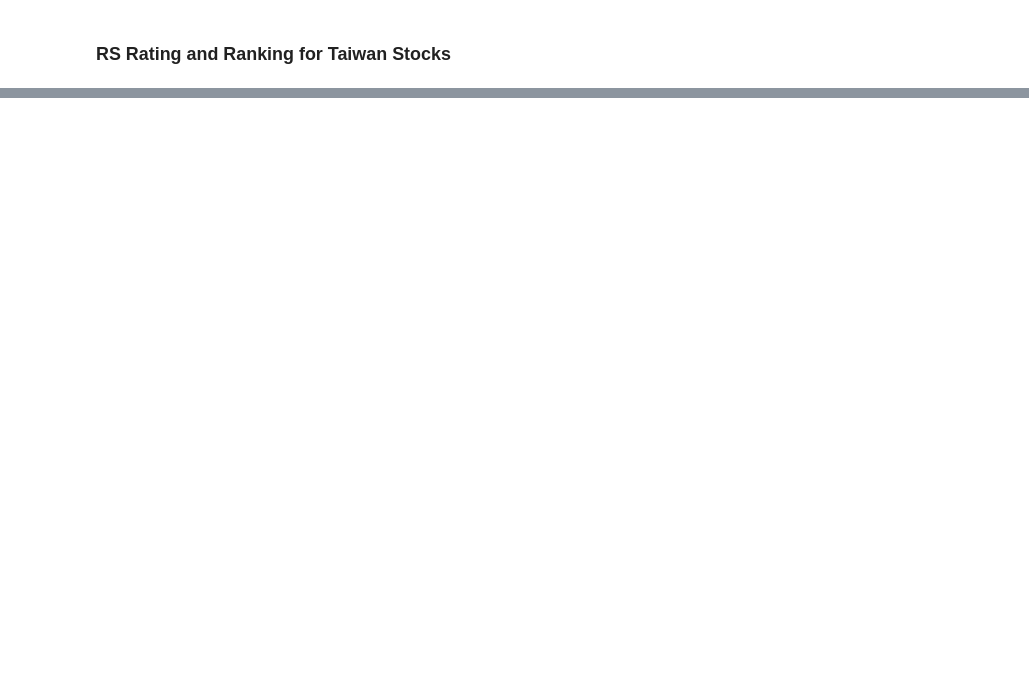
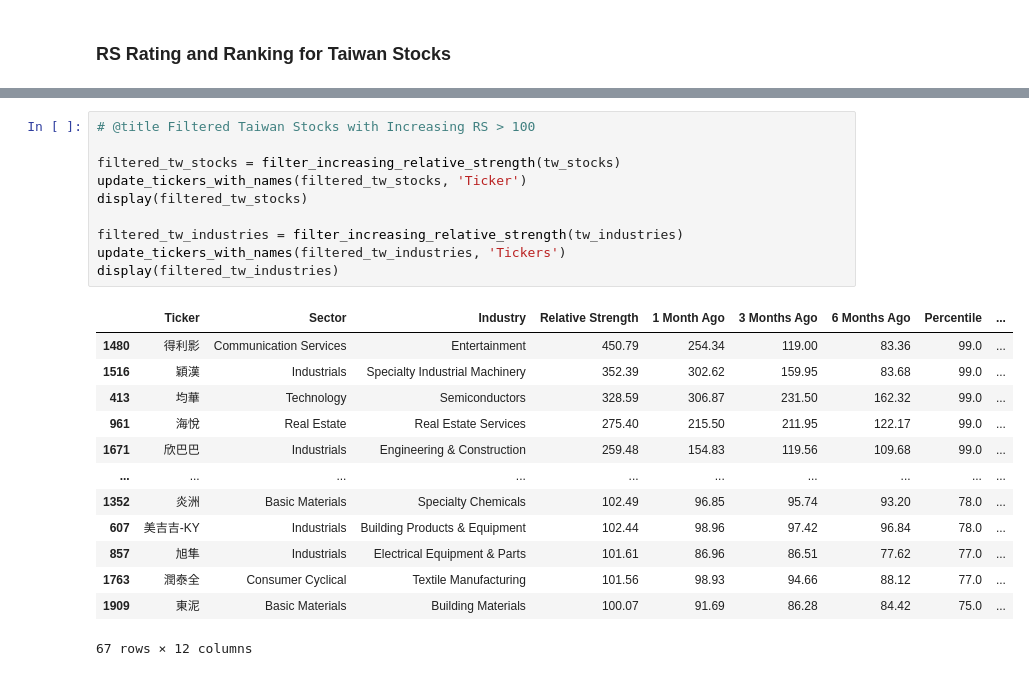
Before and after one commit to yorkjong/vistock, a Jupyter notebook: notebooks/ibd_demo.ipynb, the cells around one changed output, grey strips where cells are left out. Drawn from its saved outputs; the diff is of its cells as text; blank space fills up the shorter version.

```diff
--- a/notebooks/ibd_demo.ipynb
+++ b/notebooks/ibd_demo.ipynb
@@ -298,0 +300,24 @@ display(filtered_tw_industries)
+# %%
+# @title Filtered Taiwan Stocks with Increasing RS > 100
+
+filtered_tw_stocks = filter_increasing_relative_strength(tw_stocks)
+update_tickers_with_names(filtered_tw_stocks, 'Ticker')
+display(filtered_tw_stocks)
+
+filtered_tw_industries = filter_increasing_relative_strength(tw_industries)
+update_tickers_with_names(filtered_tw_industries, 'Tickers')
+display(filtered_tw_industries)
+# %% [output]
+|  | Ticker | Sector | Industry | Relative Strength | 1 Month Ago | 3 Months Ago | 6 Months Ago | Percentile | ... |
+| 1480 | 得利影 | Communication Services | Entertainment | 450.79 | 254.34 | 119.00 | 83.36 | 99.0 | ... |
+| 1516 | 穎漢 | Industrials | Specialty Industrial Machinery | 352.39 | 302.62 | 159.95 | 83.68 | 99.0 | ... |
+| 413 | 均華 | Technology | Semiconductors | 328.59 | 306.87 | 231.50 | 162.32 | 99.0 | ... |
+| 961 | 海悅 | Real Estate | Real Estate Services | 275.40 | 215.50 | 211.95 | 122.17 | 99.0 | ... |
+| 1671 | 欣巴巴 | Industrials | Engineering & Construction | 259.48 | 154.83 | 119.56 | 109.68 | 99.0 | ... |
+| ... | ... | ... | ... | ... | ... | ... | ... | ... | ... |
+| 1352 | 炎洲 | Basic Materials | Specialty Chemicals | 102.49 | 96.85 | 95.74 | 93.20 | 78.0 | ... |
+| 607 | 美吉吉-KY | Industrials | Building Products & Equipment | 102.44 | 98.96 | 97.42 | 96.84 | 78.0 | ... |
+| 857 | 旭隼 | Industrials | Electrical Equipment & Parts | 101.61 | 86.96 | 86.51 | 77.62 | 77.0 | ... |
+| 1763 | 潤泰全 | Consumer Cyclical | Textile Manufacturing | 101.56 | 98.93 | 94.66 | 88.12 | 77.0 | ... |
+| 1909 | 東泥 | Basic Materials | Building Materials | 100.07 | 91.69 | 86.28 | 84.42 | 75.0 | ... |
+67 rows × 12 columns
```
Also changed, not shown: parts of 9 cells of this notebook.
